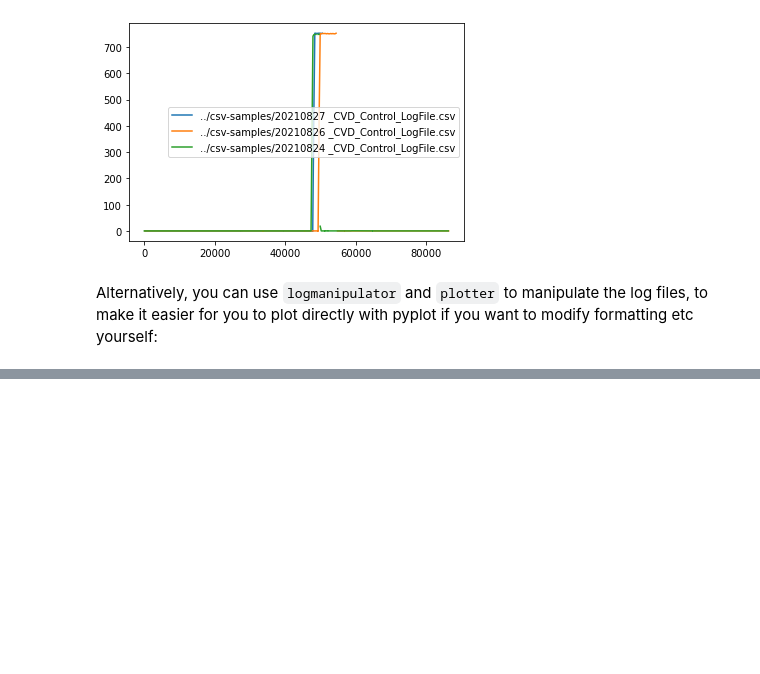
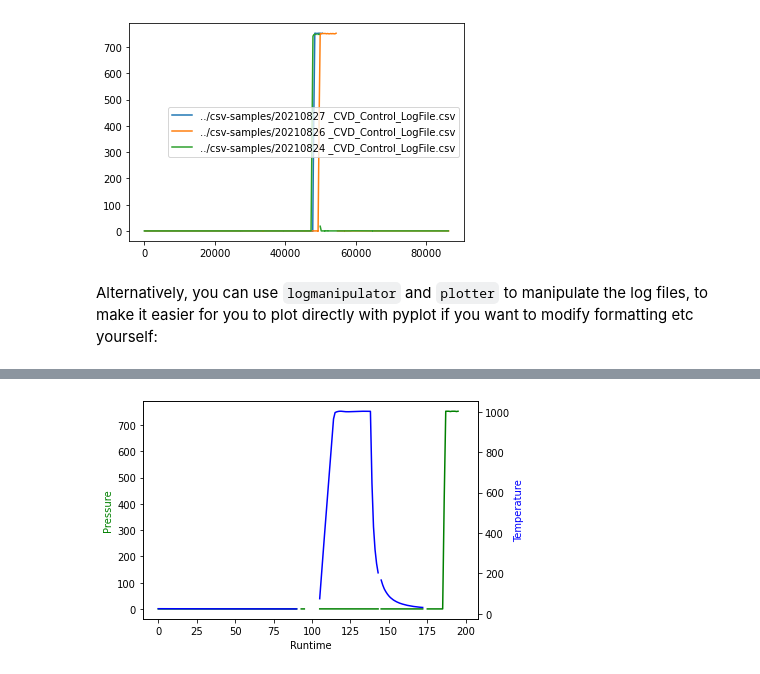
Before and after one commit to DanielShteinbok/CVD-Logfile-Analysis, a Jupyter notebook: src/Analysis.ipynb, the cells around one changed output, grey strips where cells are left out. Cells and saved outputs as stored; diff of their text form; code cells hidden in the pictures; blank space fills up the shorter version.

Commit message:
plotted pressure and temperature simultaneously

```diff
--- a/src/Analysis.ipynb
+++ b/src/Analysis.ipynb
@@ -32,0 +30,9 @@ import matplotlib.pyplot as plt
+# %%
+import logmanipulator
+import matplotlib.pyplot as plt
+
+with open('../csv-samples/20210827 _CVD_Control_LogFile.csv') as file:
+    dictReader = logmanipulator.dictReaderWrapper(file)
+    bigDict = plotter.processToBigDict(dictReader)
+
+print(bigDict)
@@ -32,0 +57,14 @@ import matplotlib.pyplot as plt
+# %%
+fig, pressure = plt.subplots()
+
+temperature = pressure.twinx()
+
+pressure.plot(bigDict["A3 (974)"], 'g-')
+temperature.plot(bigDict["Effective Temperature Oven"], 'b-')
+
+pressure.set_xlabel('Runtime')
+pressure.set_ylabel('Pressure', color='g')
+temperature.set_ylabel('Temperature', color='b')
+plt.show()
+# %% [output]
+[figure, added]
```
Also changed, not shown: parts of 2 cells of this notebook, 1 other file.
